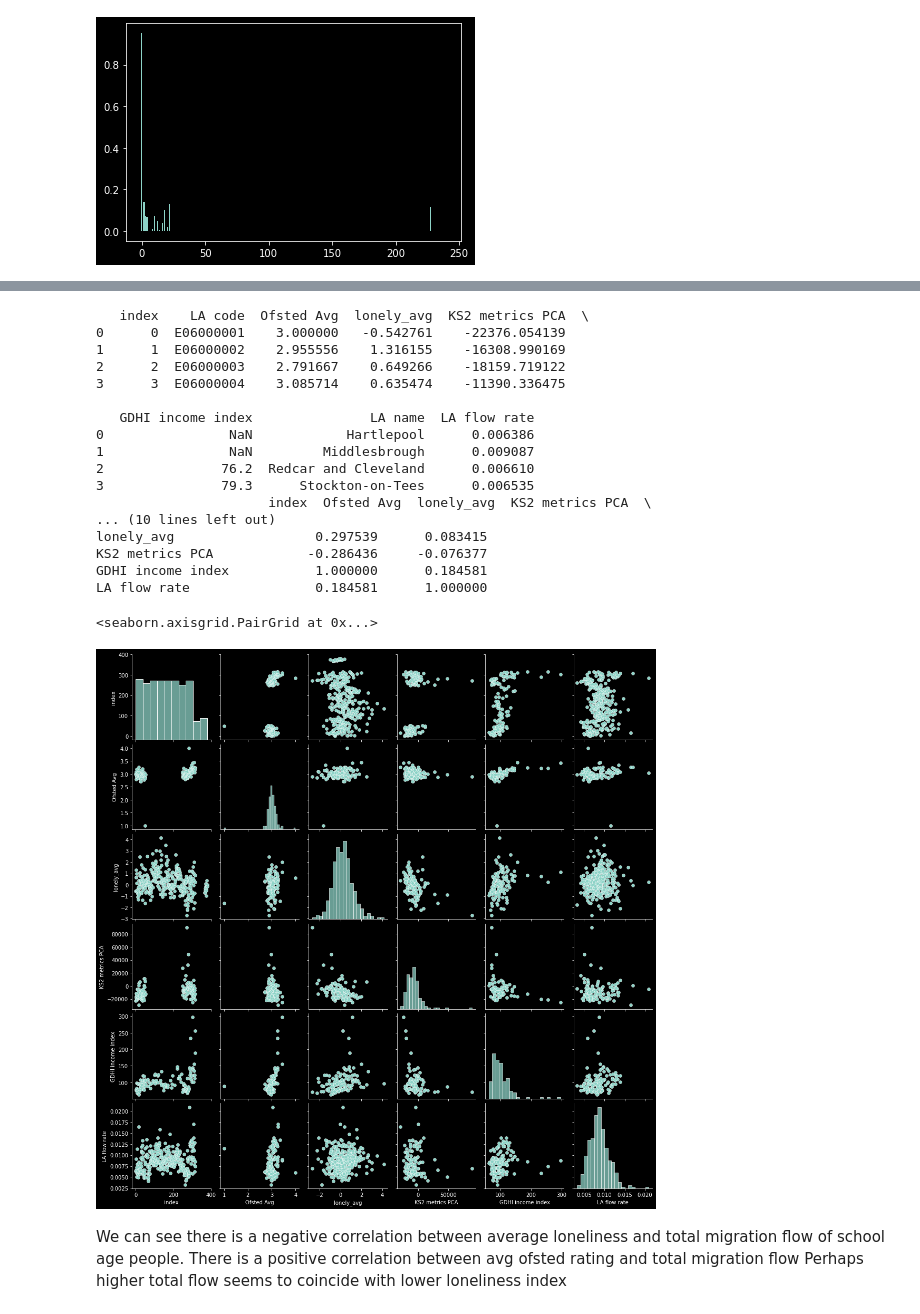
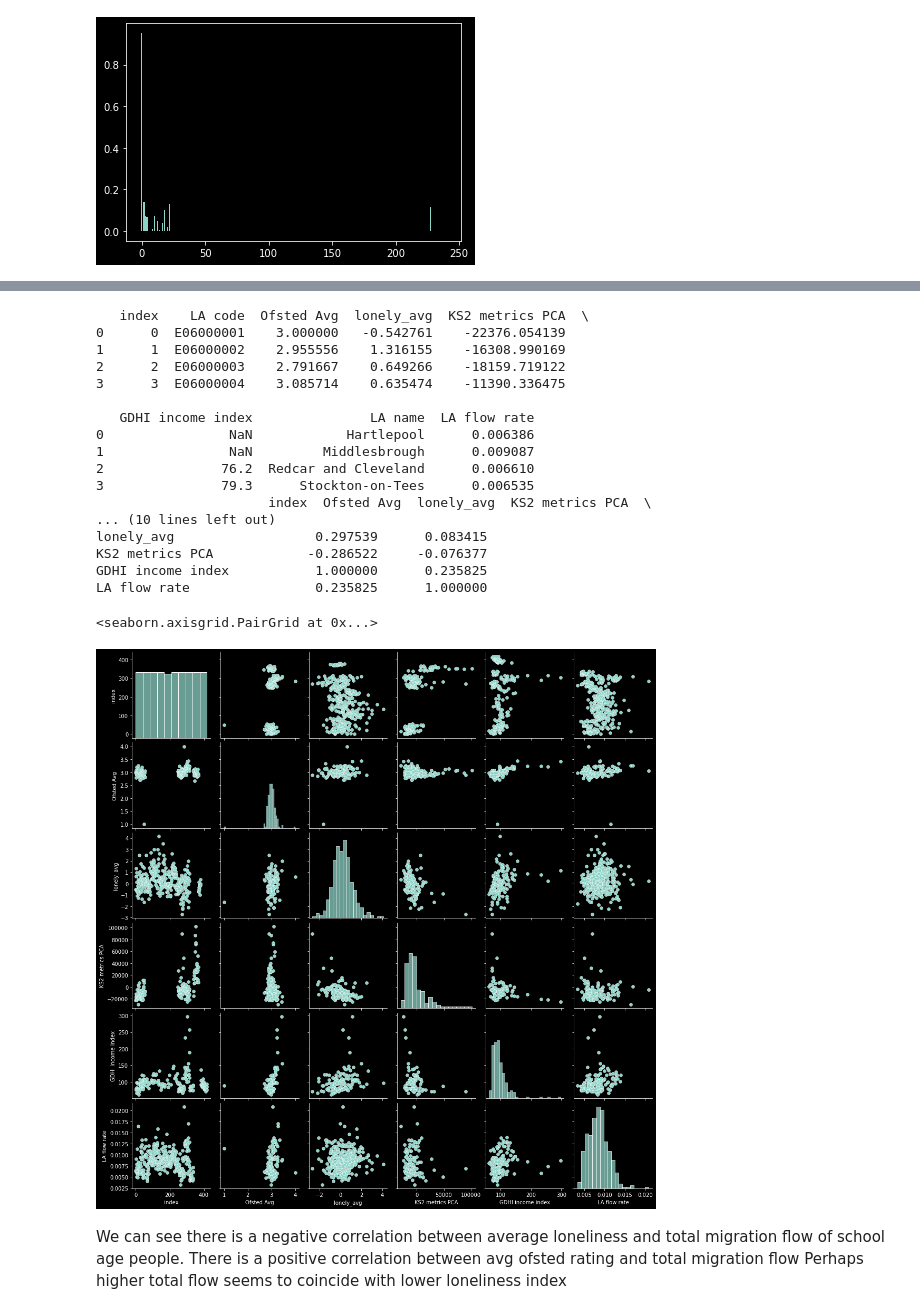
Before and after one commit to JonathanMarriott/ADS-Loneliness, a Jupyter notebook: school ranking and income/school_analysis.ipynb, the cells around one changed output, grey strips where cells are left out. Drawn from its saved outputs; the diff is of its cells as text; code cells hidden in the pictures.

```diff
--- a/school ranking and income/school_analysis.ipynb
+++ b/school ranking and income/school_analysis.ipynb
@@ -209,7 +219,6 @@ LAcode2name['E07000201'] = 'Forest Heath'
 LAcode2name['E07000204'] = 'St Edmundsbury'
 LAcode2name['E07000205'] = 'Suffolk Coastal'
 LAcode2name['E07000206'] = 'Waveney'
-
 LAcode2name['E08000020'] = 'Gateshead'
 LAcode2name['E10000023'] = 'North Yorkshire'
 LAcode2name['E10000002'] = 'Buckinghamshire'
@@ -221,6 +230,13 @@ LAcode2name['E10000028'] = 'Staffordshire'
 LAcode2name['E10000003'] = 'Cambridgeshire'
 LAcode2name['E10000008'] = 'Devon'
 LAcode2name['E10000012'] = 'Essex'
+LAcode2name['E06000048'] = 'Northumberland'
+LAcode2name['E10000006'] = 'Cumbria'
+LAcode2name['E06000048'] = 'Northumberland'
+LAcode2name['E06000048'] = 'Northumberland'
+LAcode2name['E06000048'] = 'Northumberland'
+LAcode2name['E06000048'] = 'Northumberland'
+
 
 # Join the loneliness index with the migration data
 main_df = migration_school_ages.join(ofsted_avg,on= 'LA code',how='outer')
@@ -230,7 +246,7 @@ main_df = pd.merge(main_df,ks2_pca_df,on='LA code',how='outer') #Missing some re
 main_df = pd.merge(main_df,income_df,on='LA code', how='outer') #Missing some regions
 
 main_df = main_df.reset_index()
-main_df = main_df.loc[main_df['lonely_avg'].notna()]
+#main_df = main_df.loc[main_df['lonely_avg'].notna()]
 
 print(main_df.loc[main_df['LA code'].isin(['E07000004','E07000005','E07000006','E07000007','E06000060','E06000028','E06000058'])])
 
@@ -259,41 +272,41 @@ print(main_df.loc[main_df['LA code'].isin(['E07000004','E07000005','E07000006','
 # %%
-main_df['LA name'] = main_df['LA code'].apply(lambda x: LAcode2name[x])
-main_df['LA flow rate'] =  main_df['TotalFlow'] / main_df['LA code'].apply(lambda x: pop_dict[x])
+main_df['LA name'] = main_df['LA code'].apply(lambda x: LAcode2name.get(x,'NA'))
+main_df['LA flow rate'] =  main_df['TotalFlow'] / main_df['LA code'].apply(lambda x: pop_dict.get(x,0))
 
 # main_df['KS2_PCA_Zscore'] = scipy.stats.zscore(main_df['KS2 metrics PCA'])
 # main_df = main_df.loc[main_df['KS2_PCA_Zscore'].abs() <=3]
 
 
 # main_data['lonely_avg'] = pd.to_numeric(main_data['lonely_avg'])
 main_vars = main_df.drop(columns=['Net', 'Inflow.1', 'Outflow.1', 'Net.1', 'Inflow.2','Outflow.2','Net.2'])
 main_vars = main_vars.drop(columns=['Inflow', 'Outflow','TotalFlow'])
 print(main_vars.head(4))
 print(main_vars.corr())
 
 import seaborn as sns
 import matplotlib
 matplotlib.style.use('dark_background')
 sns.pairplot(main_vars)
 # %% [output]
    index    LA code  Ofsted Avg  lonely_avg  KS2 metrics PCA  \
 0      0  E06000001    3.000000   -0.542761    -22376.054139
 1      1  E06000002    2.955556    1.316155    -16308.990169
 2      2  E06000003    2.791667    0.649266    -18159.719122
 3      3  E06000004    3.085714    0.635474    -11390.336475
 
    GDHI income index               LA name  LA flow rate
 0                NaN            Hartlepool      0.006386
 1                NaN         Middlesbrough      0.009087
 2               76.2  Redcar and Cleveland      0.006610
 3               79.3      Stockton-on-Tees      0.006535
                       index  Ofsted Avg  lonely_avg  KS2 metrics PCA  \
 ... (10 lines left out)
 lonely_avg                  0.297539      0.083415
-KS2 metrics PCA            -0.286436     -0.076377
-GDHI income index           1.000000      0.184581
-LA flow rate                0.184581      1.000000
+KS2 metrics PCA            -0.286522     -0.076377
+GDHI income index           1.000000      0.235825
+LA flow rate                0.235825      1.000000
 <seaborn.axisgrid.PairGrid at 0x...>
-[figure, old version]
+[figure, new version]
 # %% [markdown]
 We can see there is a negative correlation between average loneliness and total migration flow of school age people.
 There is a positive correlation between avg ofsted rating and total migration flow
```
Also changed, not shown: parts of 4 cells of this notebook, 4 other files.
